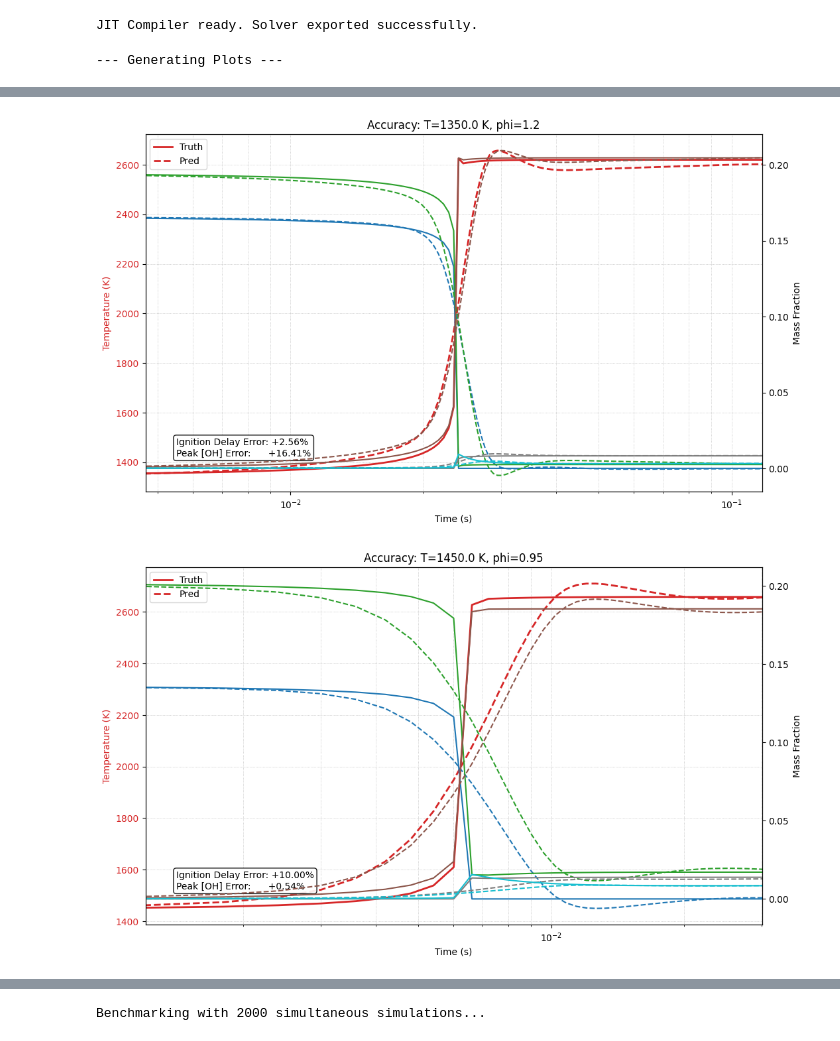
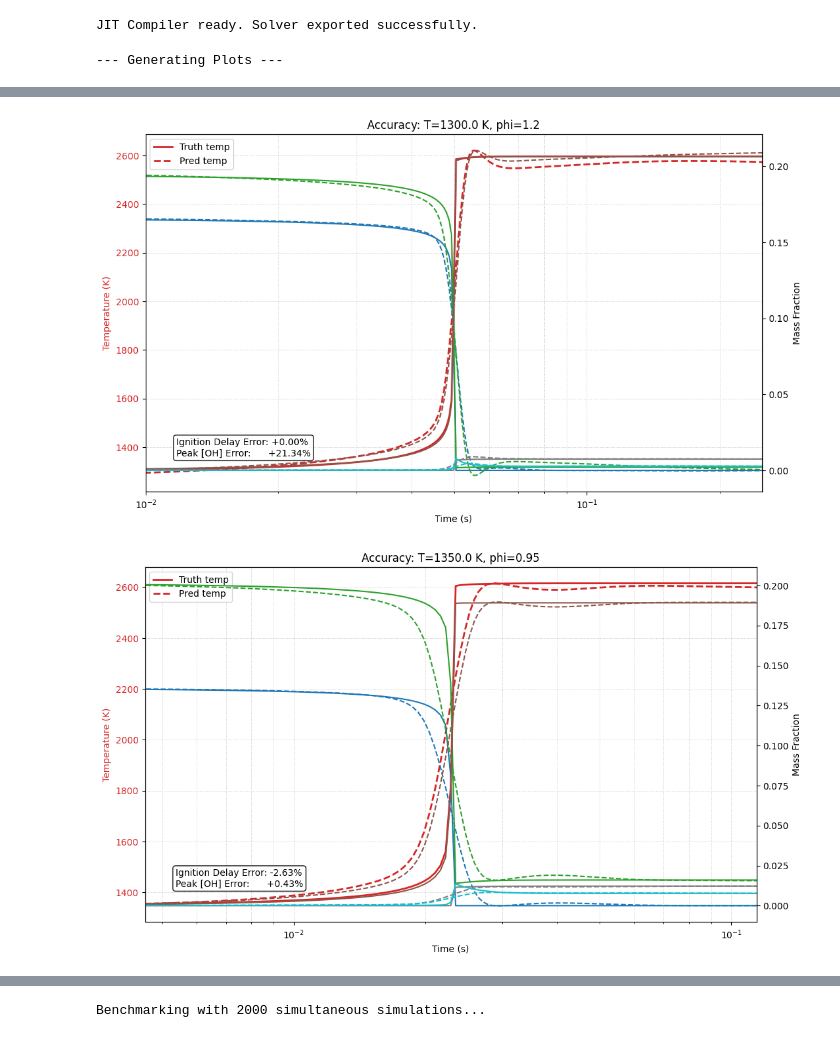
Before and after one commit to adityaprasad2005/ME691-ChemNODE-Ammonia, a Jupyter notebook: notebooks/phase4-model_evaluation.ipynb, the cells around one changed output, grey strips where cells are left out. Drawn from its saved outputs; the diff is of its cells as text; code cells hidden in the pictures.

```diff
--- a/notebooks/phase4-model_evaluation.ipynb
+++ b/notebooks/phase4-model_evaluation.ipynb
@@ -42,8 +60,8 @@ SIM_END_TIME = 0.30
 # --- Test Parameters ---
 TEST_CASES = [
     (1250.0, 0.7),
-    (1350.0, 1.2),
-    (1450.0, 0.95)]
+    (1300.0, 1.2),
+    (1350.0, 0.95)]
 
 # --- Set device ---
 device = torch.device("cuda" if torch.cuda.is_available() else "cpu")
@@ -237,8 +255,8 @@ def plot_comparison(df_truth, df_pred, T0, phi):
     color = 'tab:red'
     ax1.set_xlabel('Time (s)')
     ax1.set_ylabel('Temperature (K)', color=color)
-    ax1.plot(df_truth['Time (s)'], df_truth['Temperature (K)'], color=color, label='Truth', lw=2)
-    ax1.plot(df_pred['Time (s)'], df_pred['Temperature (K)'], color=color, linestyle='--', label='Pred', lw=2)
+    ax1.plot(df_truth['Time (s)'], df_truth['Temperature (K)'], color=color, label='Truth temp', lw=2)
+    ax1.plot(df_pred['Time (s)'], df_pred['Temperature (K)'], color=color, linestyle='--', label='Pred temp', lw=2)
     ax1.tick_params(axis='y', labelcolor=color)
     ax1.grid(which='both', linestyle=':', linewidth=0.5)
     ax1.set_xscale('log')
@@ -287,3 +305,3 @@ for T0, phi in TEST_CASES:
-[figure, old version]
+[figure, new version]
-[figure, old version]
+[figure, new version]
 # %%
```
Also changed, not shown: parts of 5 cells of this notebook.
